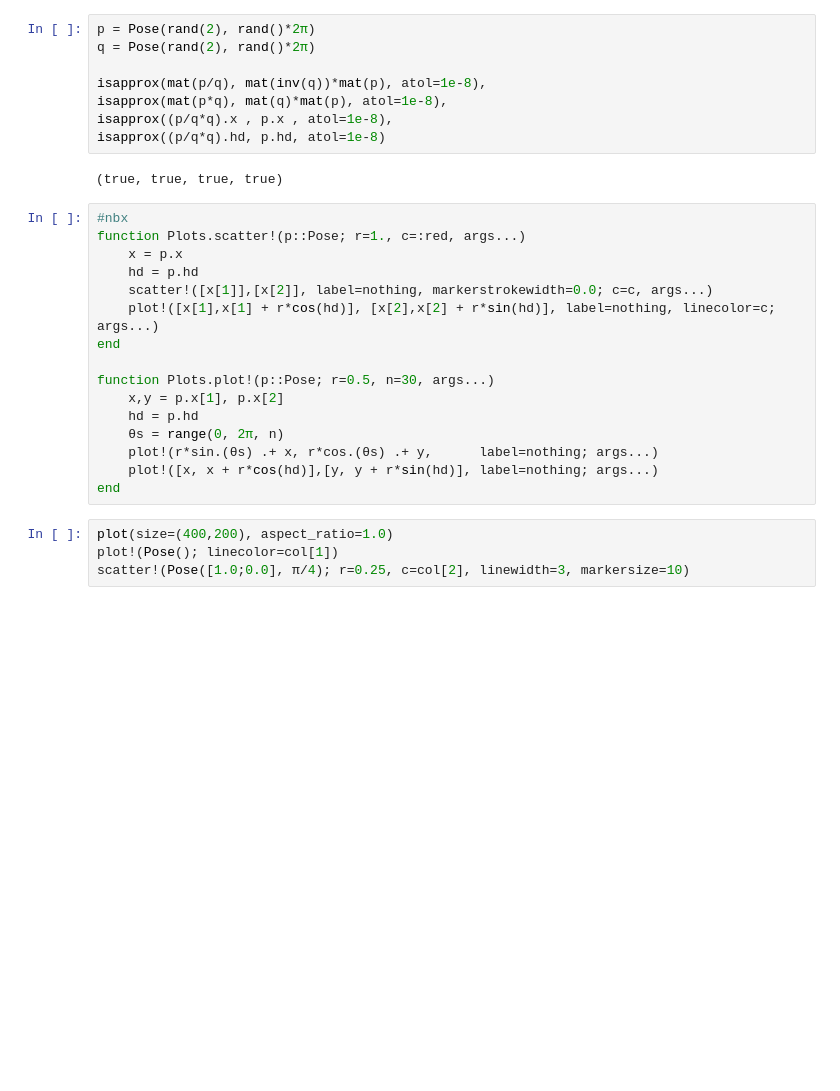
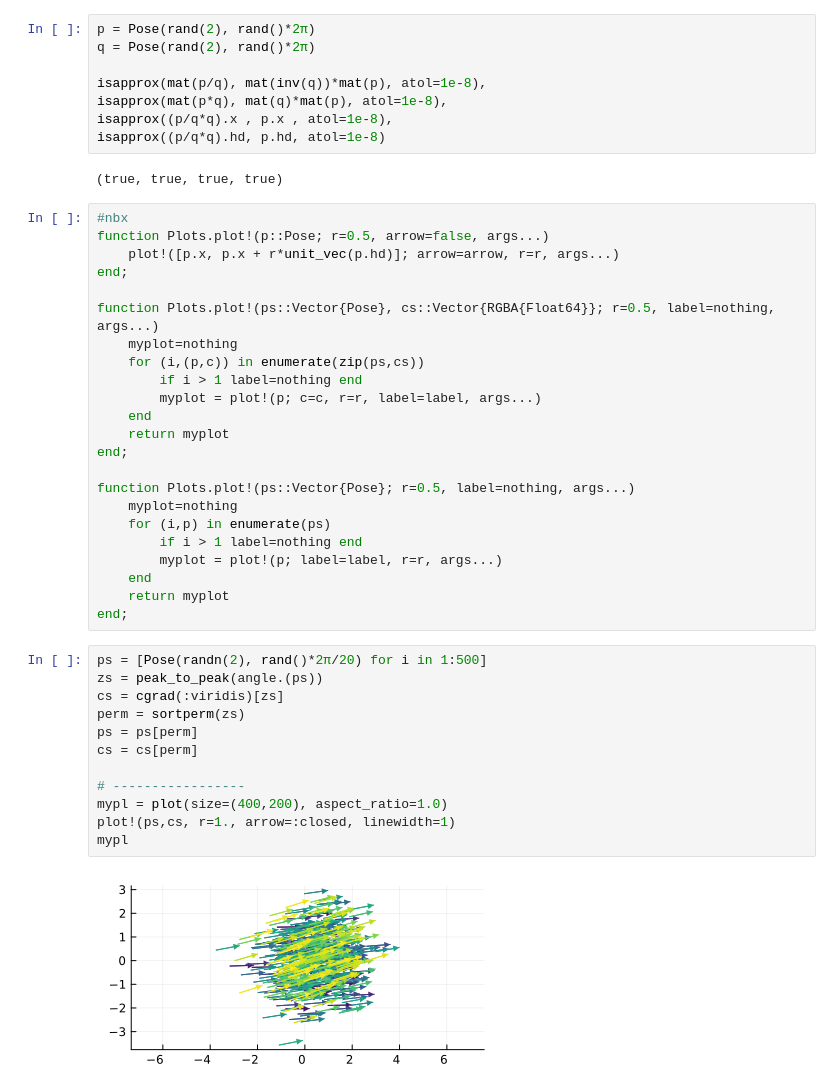
Before and after one commit to mirkoklukas/probabilistic-slam-in-gen, a Jupyter notebook: notebooks/11 - Pose.ipynb, the cells around one changed output. Cells and saved outputs as stored; diff of their text form; blank space fills up the shorter version.

```diff
--- a/notebooks/11 - Pose.ipynb
+++ b/notebooks/11 - Pose.ipynb
@@ -152,21 +160,38 @@ isapprox((p/q*q).hd, p.hd, atol=1e-8)
 (true, true, true, true)
 # %%
 #nbx
-function Plots.scatter!(p::Pose; r=1., c=:red, args...)
-    x = p.x
-    hd = p.hd
-    scatter!([x[1]],[x[2]], label=nothing, markerstrokewidth=0.0; c=c, args...)
-    plot!([x[1],x[1] + r*cos(hd)], [x[2],x[2] + r*sin(hd)], label=nothing, linecolor=c; args...)
-end
+function Plots.plot!(p::Pose; r=0.5, arrow=false, args...)
+    plot!([p.x, p.x + r*unit_vec(p.hd)]; arrow=arrow, r=r, args...)
+end;
 
-function Plots.plot!(p::Pose; r=0.5, n=30, args...)
-    x,y = p.x[1], p.x[2]
-    hd = p.hd
-    θs = range(0, 2π, n)
-    plot!(r*sin.(θs) .+ x, r*cos.(θs) .+ y,      label=nothing; args...)
-    plot!([x, x + r*cos(hd)],[y, y + r*sin(hd)], label=nothing; args...)
-end
+function Plots.plot!(ps::Vector{Pose}, cs::Vector{RGBA{Float64}}; r=0.5, label=nothing, args...)
+    myplot=nothing
+    for (i,(p,c)) in enumerate(zip(ps,cs))
+        if i > 1 label=nothing end
+        myplot = plot!(p; c=c, r=r, label=label, args...)
+    end
+    return myplot
+end;
+
+function Plots.plot!(ps::Vector{Pose}; r=0.5, label=nothing, args...)
+    myplot=nothing
+    for (i,p) in enumerate(ps)
+        if i > 1 label=nothing end
+        myplot = plot!(p; label=label, r=r, args...)
+    end
+    return myplot
+end;
 # %%
-plot(size=(400,200), aspect_ratio=1.0)
-plot!(Pose(); linecolor=col[1])
-scatter!(Pose([1.0;0.0], π/4); r=0.25, c=col[2], linewidth=3, markersize=10)
+ps = [Pose(randn(2), rand()*2π/20) for i in 1:500]
+zs = peak_to_peak(angle.(ps))
+cs = cgrad(:viridis)[zs]
+perm = sortperm(zs)
+ps = ps[perm]
+cs = cs[perm]
+
+# -----------------
+mypl = plot(size=(400,200), aspect_ratio=1.0)
+plot!(ps,cs, r=1., arrow=:closed, linewidth=1)
+mypl
+# %% [output]
+[figure, added]
```
Also changed, not shown: parts of 3 cells of this notebook, 8 other files.
